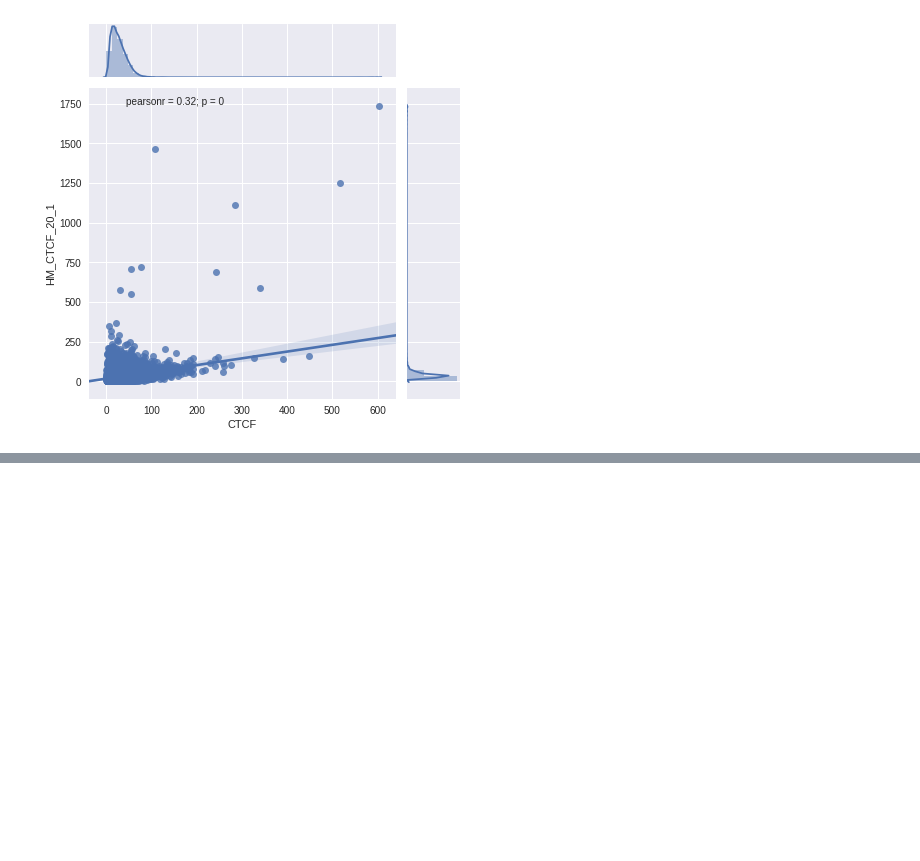
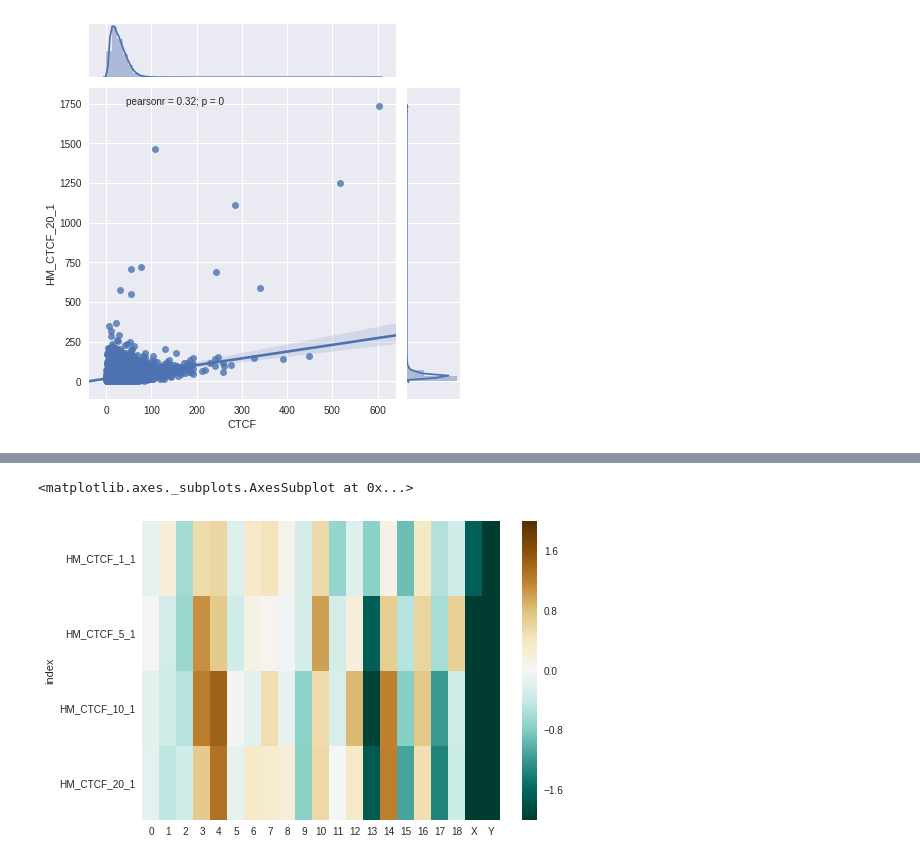
Before and after one commit to sidwekhande/spike-in, a Jupyter notebook: Data_Analysis_of_a_ChIP_seq_spike_in_reference.ipynb, the cells around one changed output, grey strips where cells are left out. Drawn from its saved outputs; the diff is of its cells as text; code cells hidden in the pictures; blank space fills up the shorter version.

```diff
--- a/Data_Analysis_of_a_ChIP_seq_spike_in_reference.ipynb
+++ b/Data_Analysis_of_a_ChIP_seq_spike_in_reference.ipynb
@@ -331,0 +267,5 @@ KeyboardInterrupt: ignored
+# %%
+sns.heatmap(chrom, cmap = "BrBG_r",vmin = -2, vmax=2)
+# %% [output]
+<matplotlib.axes._subplots.AxesSubplot at 0x...>
+[figure, added]
```
Also changed, not shown: parts of 18 cells of this notebook.
